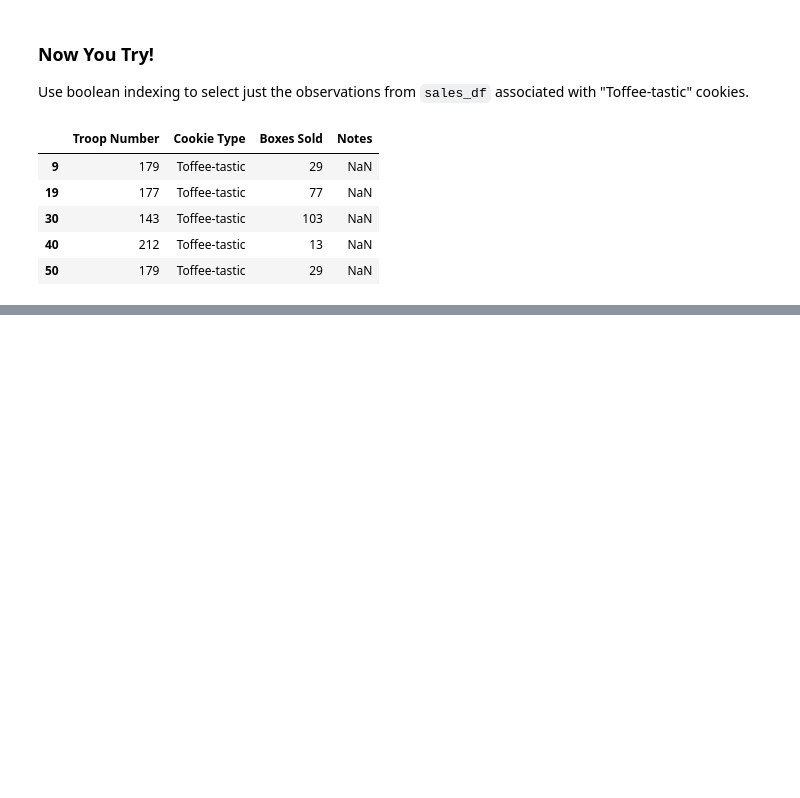
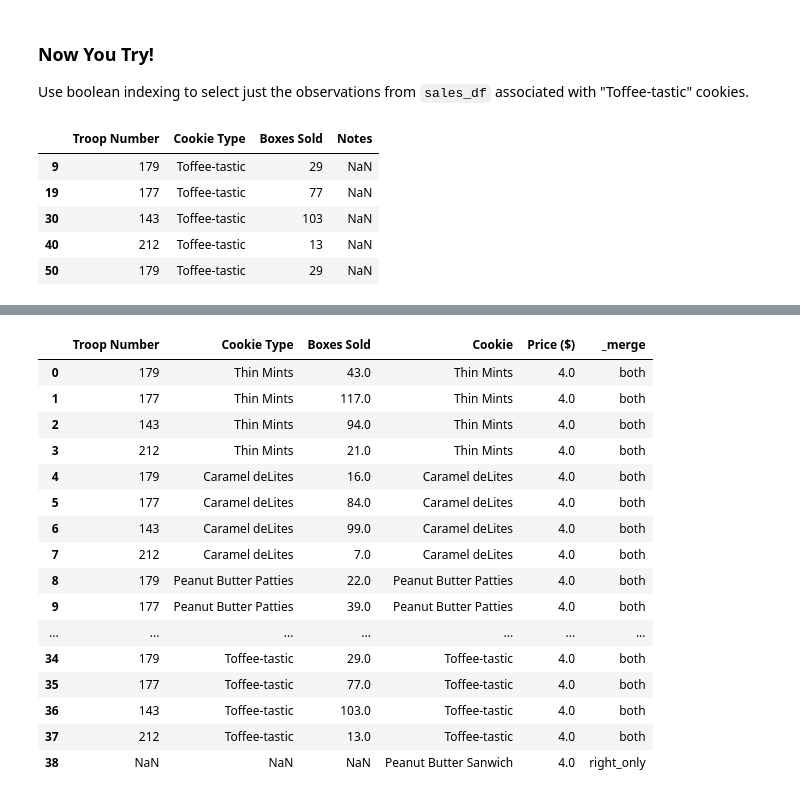
Before and after one commit to cra-international/Intro-to-Python, a Jupyter notebook: Intro to Python - II/intro_to_pandas.ipynb, the cells around one changed output, grey strips where cells are left out. Cells and saved outputs as stored; diff of their text form; code cells hidden in the pictures; blank space fills up the shorter version.

```diff
--- a/Intro to Python - II/intro_to_pandas.ipynb
+++ b/Intro to Python - II/intro_to_pandas.ipynb
@@ -273,0 +606,2 @@ Let's used what we learned about i
+# %%
+sales_df = sales_df.drop(columns=["Notes"])
@@ -273,0 +622,2 @@ Let's used what we learned about i
+# %%
+sales_df = sales_df[sales_df["Boxes Sold"] > 0]
@@ -273,0 +684,3 @@ Let's used what we learned about i
+# %%
+sales_df["Cookie Type"] = sales_df["Cookie Type"].str.lower()
+sales_df.head()
@@ -273,0 +691,22 @@ Let's used what we learned about i
+# %%
+merged_df = sales_df.merge(price_df, how="outer", left_on="Cookie Type", right_on="Cookie", indicator=True, validate="m:1")
+# %%
+merged_df
+# %% [output]
+|  | Troop Number | Cookie Type | Boxes Sold | Cookie | Price ($) | _merge |
+| 0 | 179 | Thin Mints | 43.0 | Thin Mints | 4.0 | both |
+| 1 | 177 | Thin Mints | 117.0 | Thin Mints | 4.0 | both |
+| 2 | 143 | Thin Mints | 94.0 | Thin Mints | 4.0 | both |
+| 3 | 212 | Thin Mints | 21.0 | Thin Mints | 4.0 | both |
+| 4 | 179 | Caramel deLites | 16.0 | Caramel deLites | 4.0 | both |
+| 5 | 177 | Caramel deLites | 84.0 | Caramel deLites | 4.0 | both |
+| 6 | 143 | Caramel deLites | 99.0 | Caramel deLites | 4.0 | both |
+| 7 | 212 | Caramel deLites | 7.0 | Caramel deLites | 4.0 | both |
+| 8 | 179 | Peanut Butter Patties | 22.0 | Peanut Butter Patties | 4.0 | both |
+| 9 | 177 | Peanut Butter Patties | 39.0 | Peanut Butter Patties | 4.0 | both |
+| ... | ... | ... | ... | ... | ... | ... |
+| 34 | 179 | Toffee-tastic | 29.0 | Toffee-tastic | 4.0 | both |
+| 35 | 177 | Toffee-tastic | 77.0 | Toffee-tastic | 4.0 | both |
+| 36 | 143 | Toffee-tastic | 103.0 | Toffee-tastic | 4.0 | both |
+| 37 | 212 | Toffee-tastic | 13.0 | Toffee-tastic | 4.0 | both |
+| 38 | NaN | NaN | NaN | Peanut Butter Sanwich | 4.0 | right_only |
```
Also changed, not shown: parts of 73 cells of this notebook, 1 other file.
